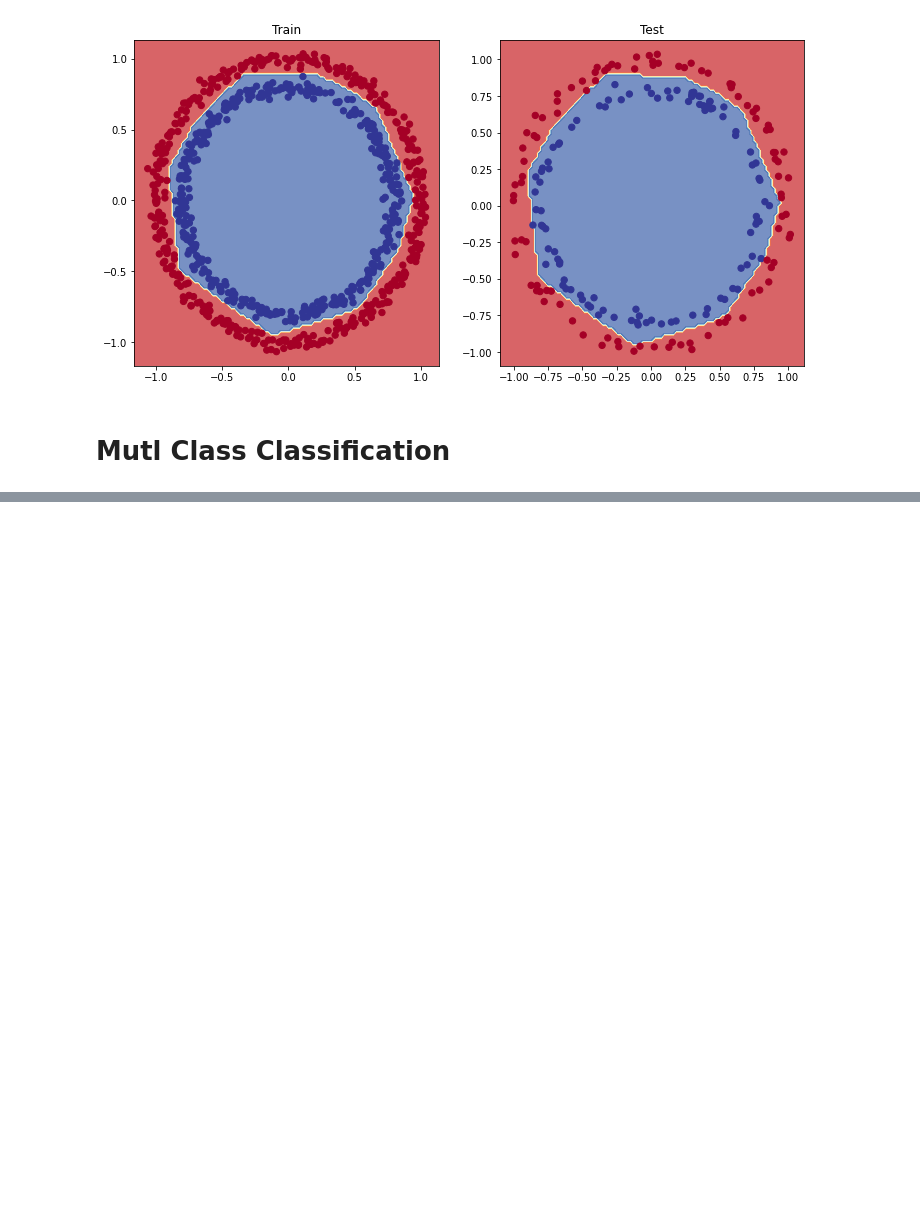
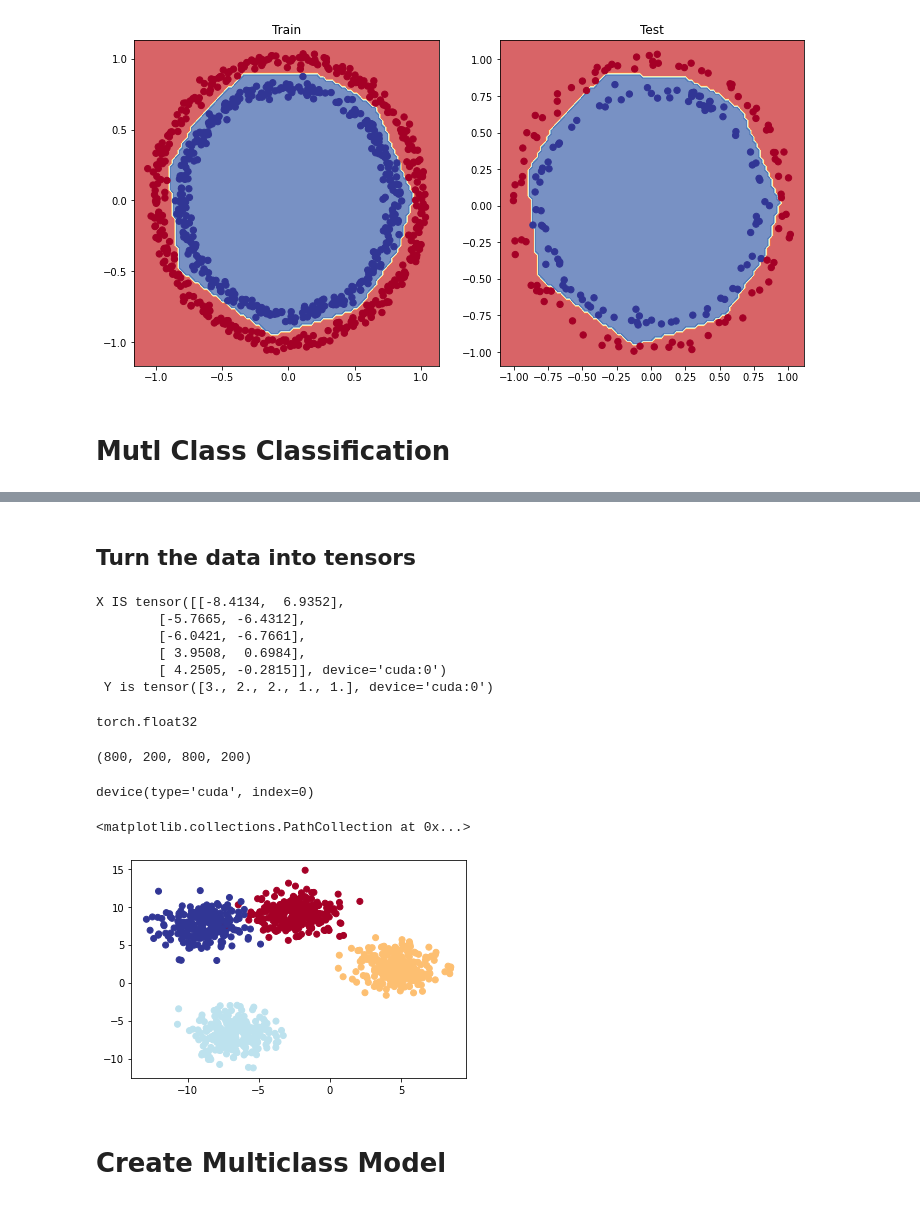
Before and after one commit to Hassan-jr/Deep-Learning, a Jupyter notebook: 02_Pytorch_Neural_Network_Classification.ipynb, the cells around one changed output, grey strips where cells are left out. Drawn from its saved outputs; the diff is of its cells as text; code cells hidden in the pictures; blank space fills up the shorter version.

Commit message:
Multiclass Model Created

```diff
--- a/02_Pytorch_Neural_Network_Classification.ipynb
+++ b/02_Pytorch_Neural_Network_Classification.ipynb
@@ -437,0 +440,11 @@ from sklearn.model_selection import train_test_split
+# %%
+NUM_CLASSES = 4
+NUM_FEATURES=2
+RANDOM_SEED = 42
+X, Y = make_blobs(n_samples = 1000,
+                  n_features=NUM_FEATURES,
+                  centers = NUM_CLASSES,
+                  cluster_std=1.5,
+                  random_state = RANDOM_SEED
+                  )
+print(f"X IS {X[:5]} \n Y is {Y[:5]}")
@@ -437,0 +458,3 @@ from sklearn.model_selection import train_test_split
+# %%
+device = "cuda" if torch.cuda.is_available() else "cpu"
+device
@@ -437,0 +467,37 @@ from sklearn.model_selection import train_test_split
+# %% [markdown]
+## Turn the data into tensors
+# %%
+X = torch.from_numpy(X).type(torch.float).to(device)
+Y = torch.from_numpy(Y).type(torch.float).to(device)
+print(f"X IS {X[:5]} \n Y is {Y[:5]}")
+# %% [output]
+X IS tensor([[-8.4134,  6.9352],
+        [-5.7665, -6.4312],
+        [-6.0421, -6.7661],
+        [ 3.9508,  0.6984],
+        [ 4.2505, -0.2815]], device='cuda:0')
+ Y is tensor([3., 2., 2., 1., 1.], device='cuda:0')
+# %%
+X.dtype
+# %% [output]
+torch.float32
+# %%
+X_blob_train,X_blob_test, Y_blob_train,Y_blob_test = train_test_split(X,
+                                                                      Y,
+                                                                      test_size=0.2,
+                                                                      random_state=RANDOM_SEED)
+len(X_blob_train), len(X_blob_test), len(Y_blob_train),len(Y_blob_test)
+# %% [output]
+(800, 200, 800, 200)
+# %%
+X_blob_train.device
+# %% [output]
+device(type='cuda', index=0)
+# %%
+# plot the figrue
+plt.scatter(X[:,0].cpu(),X[:,1].cpu(), c=Y.cpu(), cmap=plt.cm.RdYlBu)
+# %% [output]
+<matplotlib.collections.PathCollection at 0x...>
+[figure, added]
+# %% [markdown]
+# Create Multiclass Model
```
Also changed, not shown: parts of 11 cells of this notebook.
